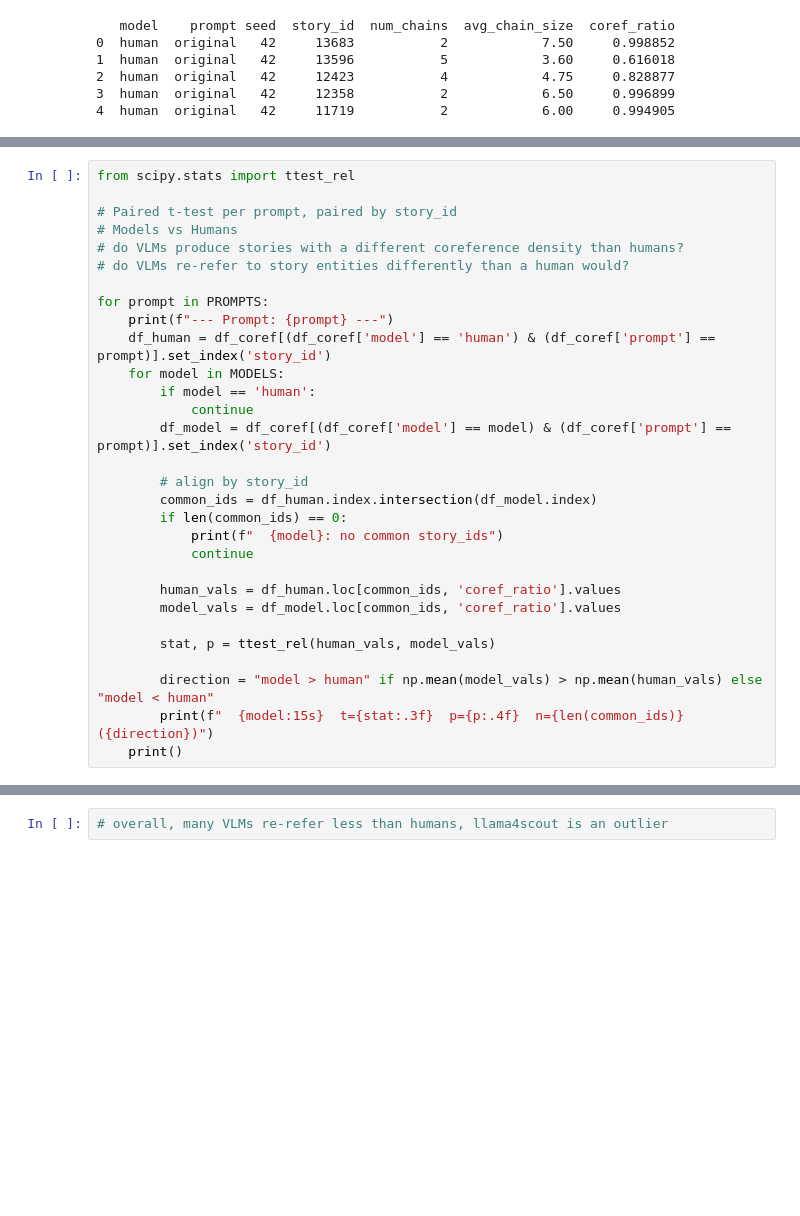
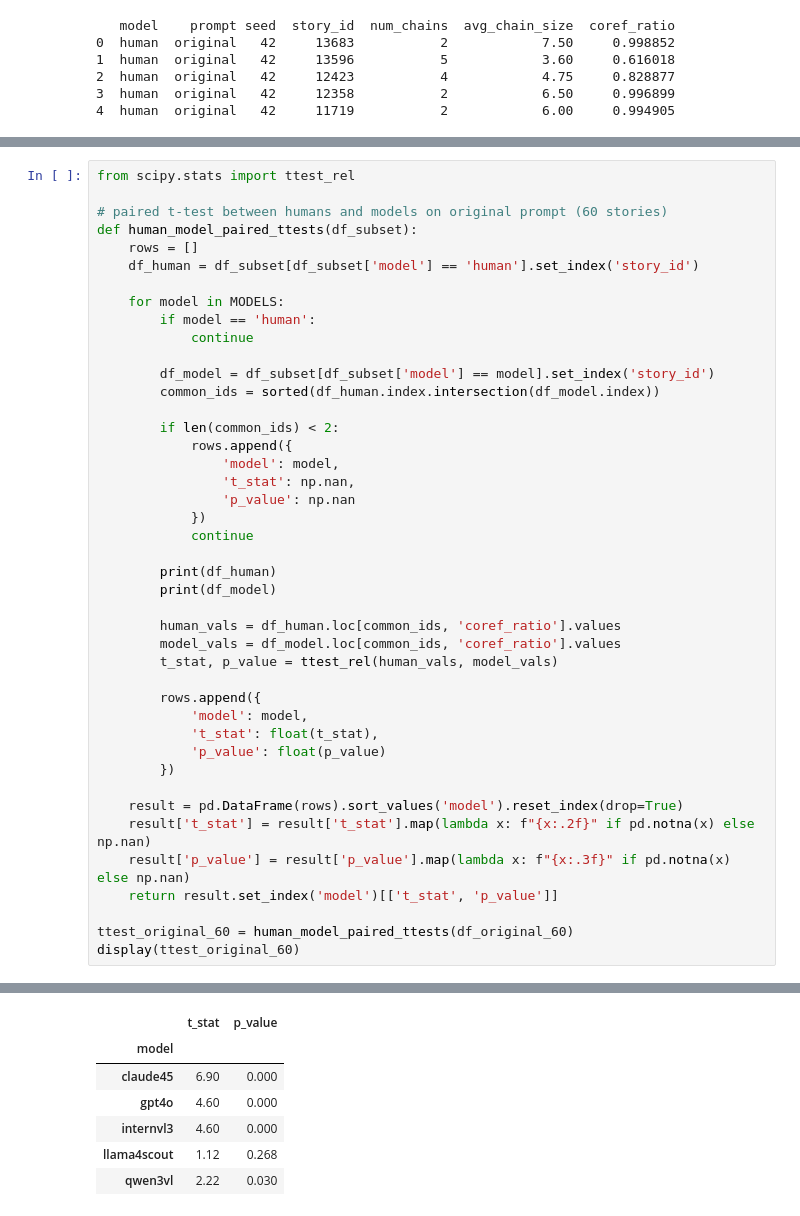
Before and after one commit to GU-CLASP/coherence-driven-humans, a Jupyter notebook: analysis/coreference_profiles.ipynb, the cells around one changed output, grey strips where cells are left out. Drawn from its saved outputs; the diff is of its cells as text; blank space fills up the shorter version.

```diff
--- a/analysis/coreference_profiles.ipynb
+++ b/analysis/coreference_profiles.ipynb
@@ -216,31 +215,44 @@ plt.show()
 # %%
 from scipy.stats import ttest_rel
 
-# Paired t-test per prompt, paired by story_id
-# Models vs Humans
-# do VLMs produce stories with a different coreference density than humans?
-# do VLMs re-refer to story entities differently than a human would?
+# paired t-test between humans and models on original prompt (60 stories)
+def human_model_paired_ttests(df_subset):
+    rows = []
+    df_human = df_subset[df_subset['model'] == 'human'].set_index('story_id')
 
-for prompt in PROMPTS:
-    print(f"--- Prompt: {prompt} ---")
-    df_human = df_coref[(df_coref['model'] == 'human') & (df_coref['prompt'] == prompt)].set_index('story_id')
     for model in MODELS:
         if model == 'human':
             continue
-        df_model = df_coref[(df_coref['model'] == model) & (df_coref['prompt'] == prompt)].set_index('story_id')
 
-        # align by story_id
-        common_ids = df_human.index.intersection(df_model.index)
-        if len(common_ids) == 0:
-            print(f"  {model}: no common story_ids")
+        df_model = df_subset[df_subset['model'] == model].set_index('story_id')
+        common_ids = sorted(df_human.index.intersection(df_model.index))
+
+        if len(common_ids) < 2:
+            rows.append({
+                'model': model,
+                't_stat': np.nan,
+                'p_value': np.nan
+            })
             continue
+
+        print(df_human)
+        print(df_model)
 
         human_vals = df_human.loc[common_ids, 'coref_ratio'].values
         model_vals = df_model.loc[common_ids, 'coref_ratio'].values
+        t_stat, p_value = ttest_rel(human_vals, model_vals)
 
-        stat, p = ttest_rel(human_vals, model_vals)
+        rows.append({
+            'model': model,
+            't_stat': float(t_stat),
+            'p_value': float(p_value)
+        })
 
-        direction = "model > human" if np.mean(model_vals) > np.mean(human_vals) else "model < human"
-        print(f"  {model:15s}  t={stat:.3f}  p={p:.4f}  n={len(common_ids)}  ({direction})")
-    print()
+    result = pd.DataFrame(rows).sort_values('model').reset_index(drop=True)
+    result['t_stat'] = result['t_stat'].map(lambda x: f"{x:.2f}" if pd.notna(x) else np.nan)
+    result['p_value'] = result['p_value'].map(lambda x: f"{x:.3f}" if pd.notna(x) else np.nan)
+    return result.set_index('model')[['t_stat', 'p_value']]
+
+ttest_original_60 = human_model_paired_ttests(df_original_60)
+display(ttest_original_60)
 # %% [output]
@@ -260,3 +276,8 @@ for prompt in PROMPTS:
+|  | t_stat | p_value |
+| model |  |  |
+| claude45 | 6.90 | 0.000 |
+| gpt4o | 4.60 | 0.000 |
+| internvl3 | 4.60 | 0.000 |
+| llama4scout | 1.12 | 0.268 |
+| qwen3vl | 2.22 | 0.030 |
-# %%
-# overall, many VLMs re-refer less than humans, llama4scout is an outlier
 # %%
```
Also changed, not shown: parts of 14 cells of this notebook, 6 other files.
